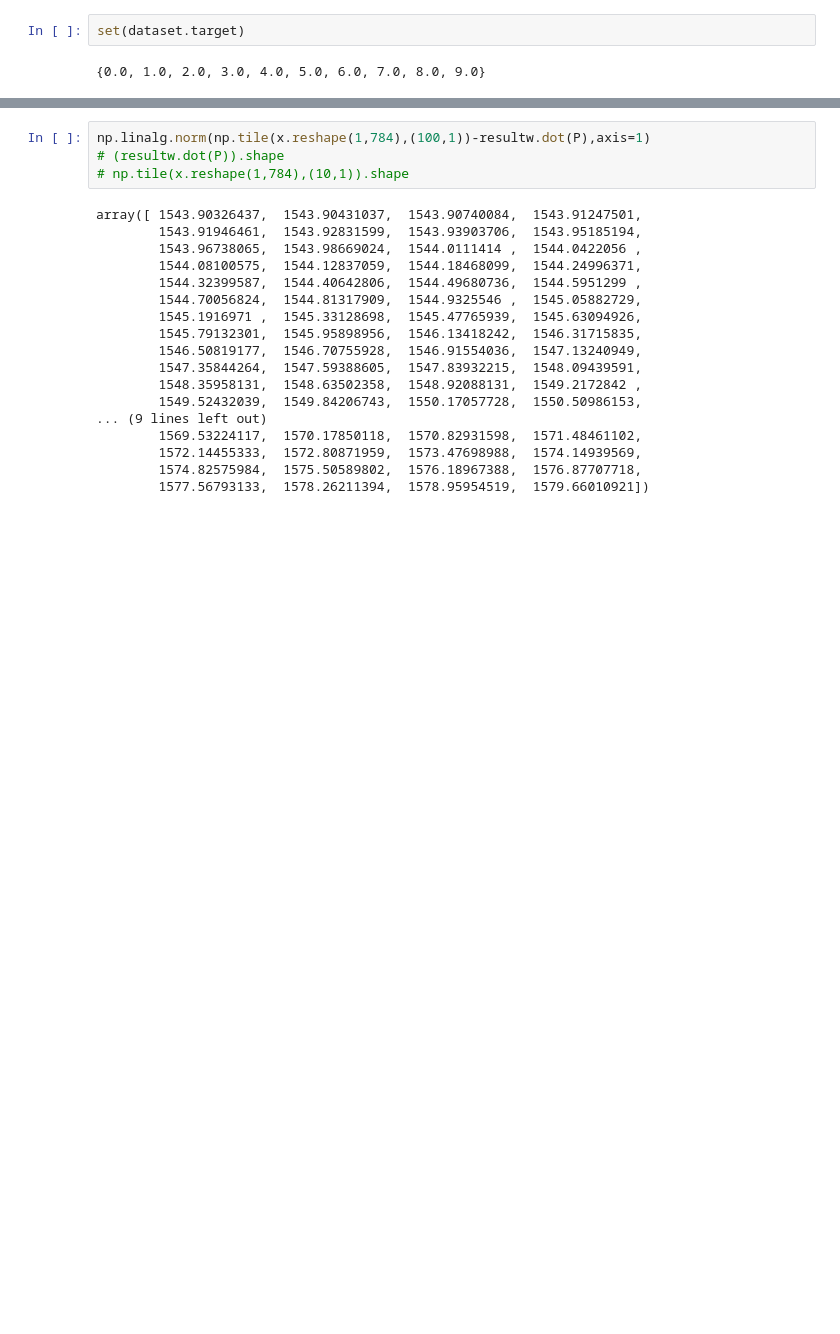
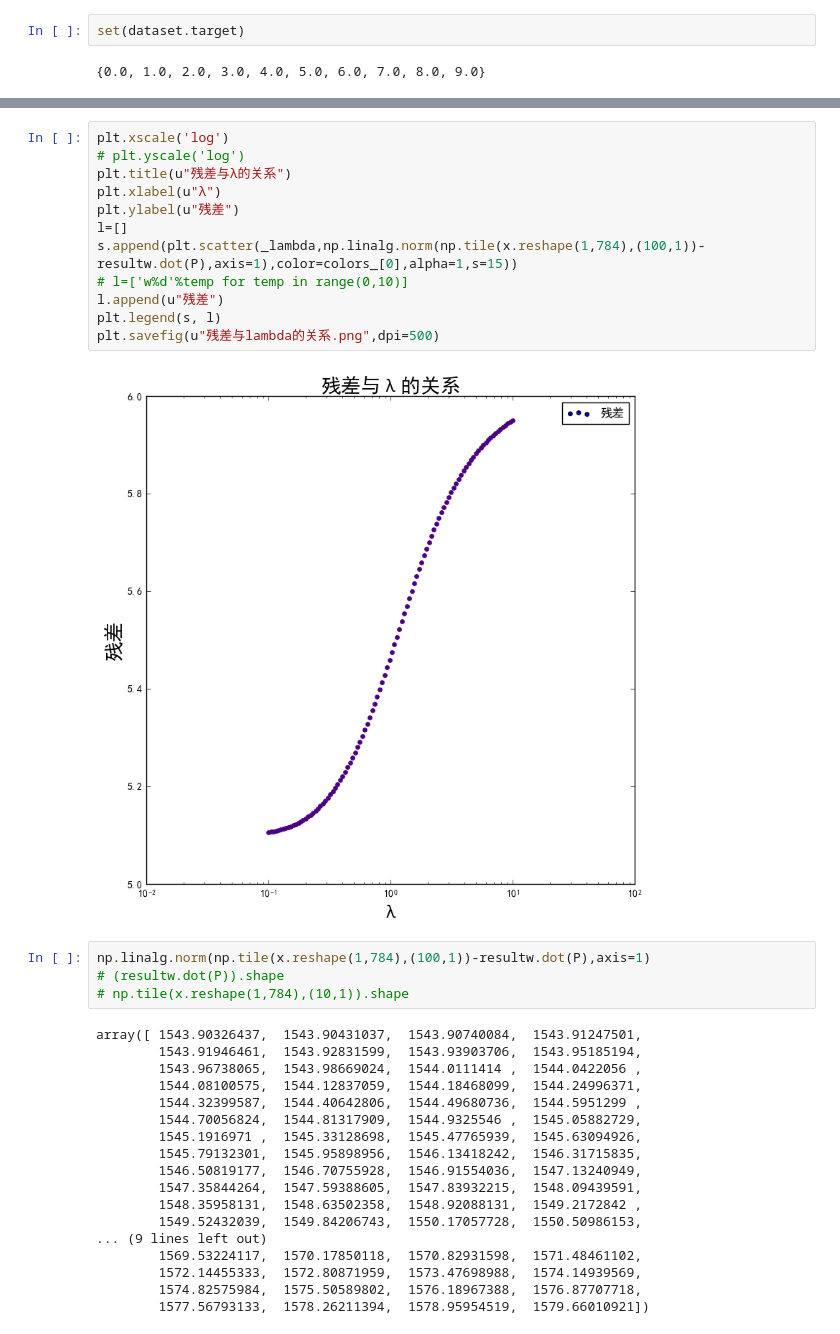
Before and after one commit to lioo717/paper, a Jupyter notebook: 实验/Untitled1.ipynb, the cells around one changed output, grey strips where cells are left out. Drawn from its saved outputs; the diff is of its cells as text; blank space fills up the shorter version.

```diff
--- a/实验/Untitled1.ipynb
+++ b/实验/Untitled1.ipynb
@@ -89,3 +115,17 @@ plt.legend(s, ('W%d'%temp for temp in range(0,10)))
+# %%
+plt.xscale('log')
+# plt.yscale('log')
+plt.title(u"残差与λ的关系")
+plt.xlabel(u"λ")
+plt.ylabel(u"残差")
+l=[]
+s.append(plt.scatter(_lambda,np.linalg.norm(np.tile(x.reshape(1,784),(100,1))-resultw.dot(P),axis=1),color=colors_[0],alpha=1,s=15))
+# l=['w%d'%temp for temp in range(0,10)]
+l.append(u"残差")
+plt.legend(s, l)
+plt.savefig(u"残差与lambda的关系.png",dpi=500)
+# %% [output]
+[figure, added]
 # %%
 np.linalg.norm(np.tile(x.reshape(1,784),(100,1))-resultw.dot(P),axis=1)
 # (resultw.dot(P)).shape
```
Also changed, not shown: parts of 5 cells of this notebook, 3 other files.
